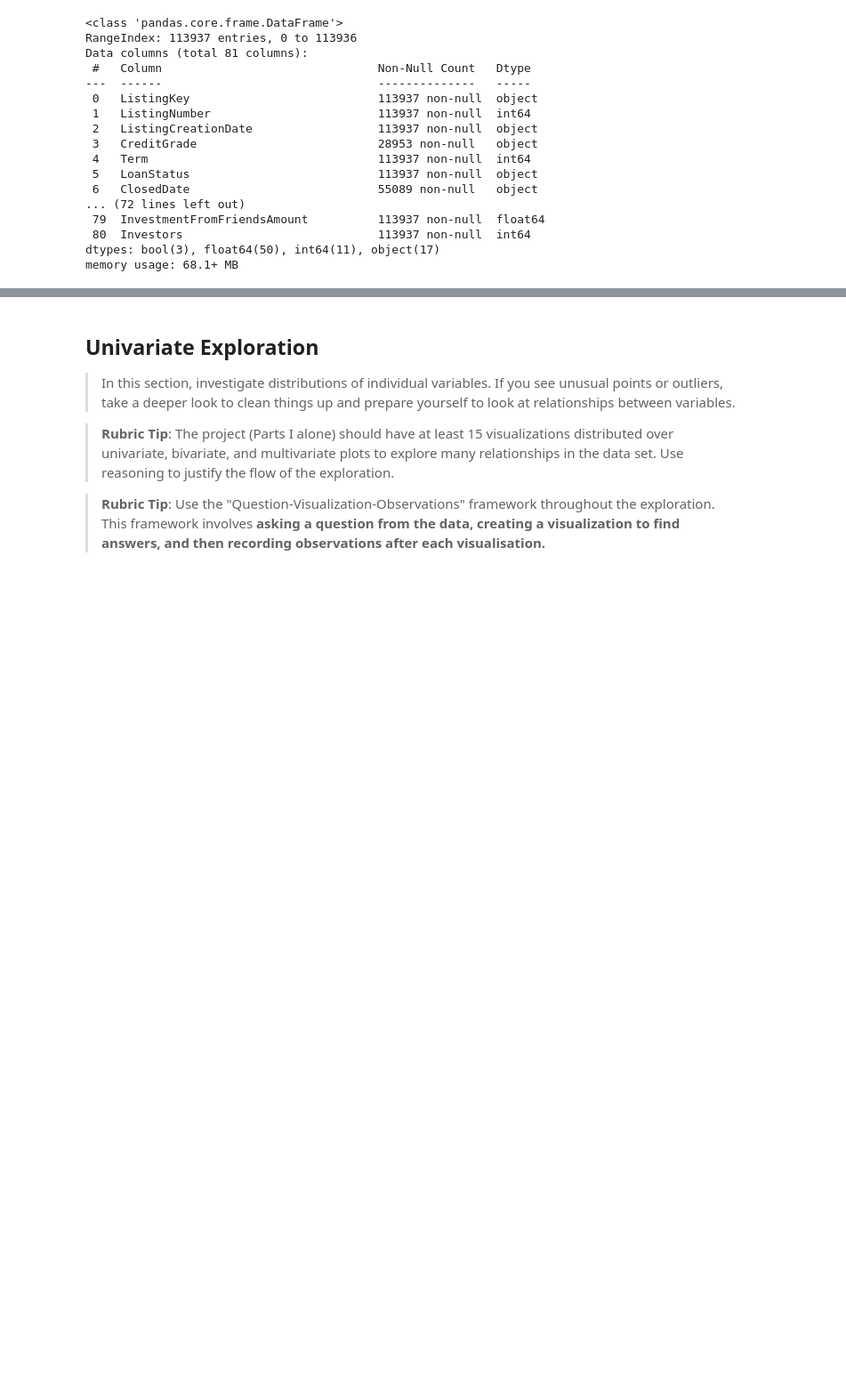
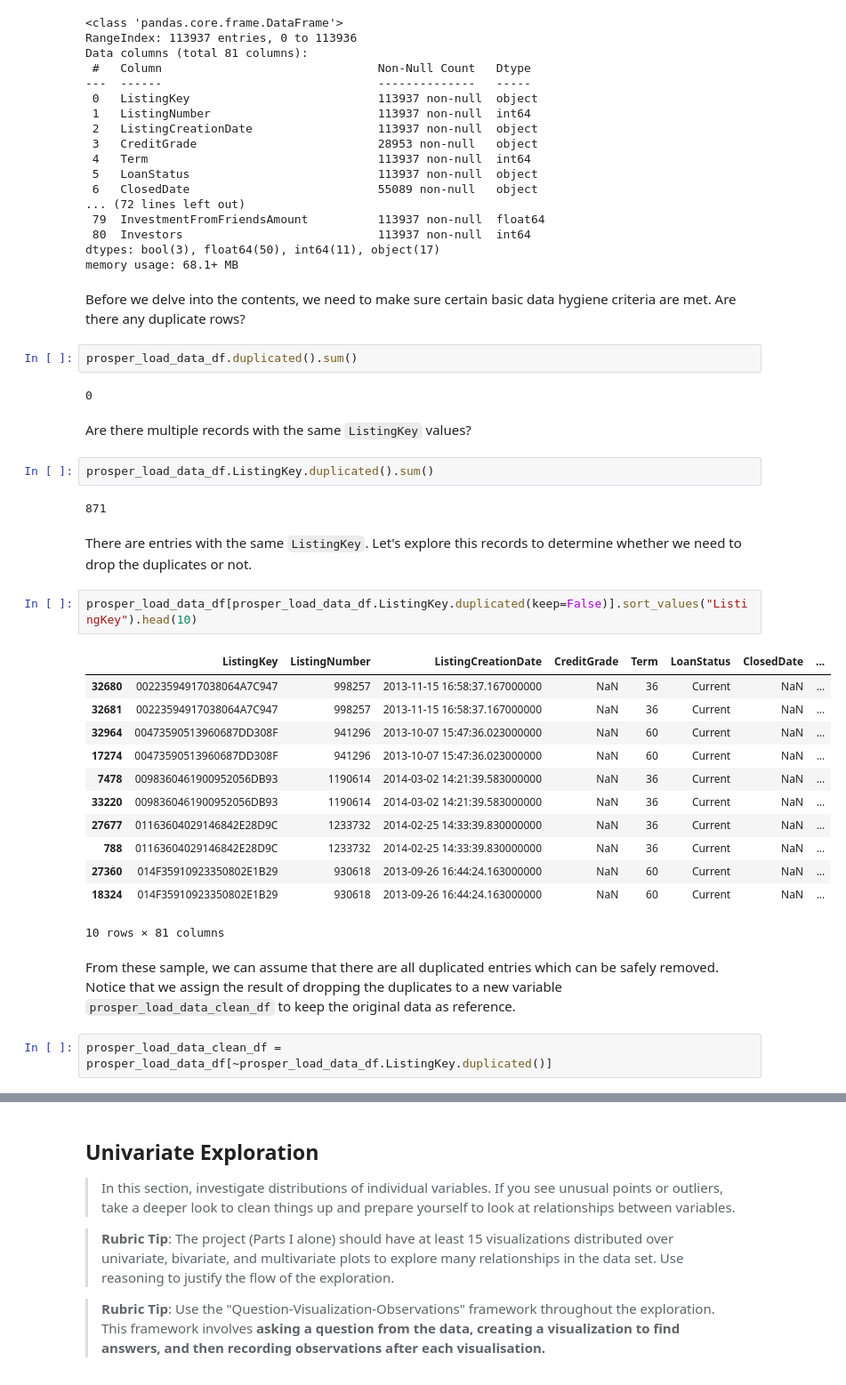
Before and after one commit to abarto/udacity-nd002-comunicate-data-findings, a Jupyter notebook: Part_I_exploration.ipynb, the cells around one changed output, grey strips where cells are left out. Shown: that part at 89% size. Cells and saved outputs as stored; diff of their text form; blank space fills up the shorter version.

Commit message:
Start clean up

```diff
--- a/Part_I_exploration.ipynb
+++ b/Part_I_exploration.ipynb
@@ -122,3 +122,36 @@ Data columns (total 81 columns):
  80  Investors                            113937 non-null  int64
 dtypes: bool(3), float64(50), int64(11), object(17)
 memory usage: 68.1+ MB
+# %% [markdown]
+Before we delve into the contents, we need to make sure certain basic data hygiene criteria are met. Are there any duplicate rows?
+# %%
+prosper_load_data_df.duplicated().sum()
+# %% [output]
+0
+# %% [markdown]
+Are there multiple records with the same ``ListingKey`` values?
+# %%
+prosper_load_data_df.ListingKey.duplicated().sum()
+# %% [output]
+871
+# %% [markdown]
+There are entries with the same ``ListingKey``. Let's explore this records to determine whether we need to drop the duplicates or not.
+# %%
+prosper_load_data_df[prosper_load_data_df.ListingKey.duplicated(keep=False)].sort_values("ListingKey").head(10)
+# %% [output]
+|  | ListingKey | ListingNumber | ListingCreationDate | CreditGrade | Term | LoanStatus | ClosedDate | ... |
+| 32680 | 00223594917038064A7C947 | 998257 | 2013-11-15 16:58:37.167000000 | NaN | 36 | Current | NaN | ... |
+| 32681 | 00223594917038064A7C947 | 998257 | 2013-11-15 16:58:37.167000000 | NaN | 36 | Current | NaN | ... |
+| 32964 | 00473590513960687DD308F | 941296 | 2013-10-07 15:47:36.023000000 | NaN | 60 | Current | NaN | ... |
+| 17274 | 00473590513960687DD308F | 941296 | 2013-10-07 15:47:36.023000000 | NaN | 60 | Current | NaN | ... |
+| 7478 | 0098360461900952056DB93 | 1190614 | 2014-03-02 14:21:39.583000000 | NaN | 36 | Current | NaN | ... |
+| 33220 | 0098360461900952056DB93 | 1190614 | 2014-03-02 14:21:39.583000000 | NaN | 36 | Current | NaN | ... |
+| 27677 | 01163604029146842E28D9C | 1233732 | 2014-02-25 14:33:39.830000000 | NaN | 36 | Current | NaN | ... |
+| 788 | 01163604029146842E28D9C | 1233732 | 2014-02-25 14:33:39.830000000 | NaN | 36 | Current | NaN | ... |
+| 27360 | 014F35910923350802E1B29 | 930618 | 2013-09-26 16:44:24.163000000 | NaN | 60 | Current | NaN | ... |
+| 18324 | 014F35910923350802E1B29 | 930618 | 2013-09-26 16:44:24.163000000 | NaN | 60 | Current | NaN | ... |
+10 rows × 81 columns
+# %% [markdown]
+From these sample, we can assume that there are all duplicated entries which can be safely removed. Notice that we assign the result of dropping the duplicates to a new variable ``prosper_load_data_clean_df`` to keep the original data as reference.
+# %%
+prosper_load_data_clean_df = prosper_load_data_df[~prosper_load_data_df.ListingKey.duplicated()]
```
Also changed, not shown: parts of 5 cells of this notebook.
